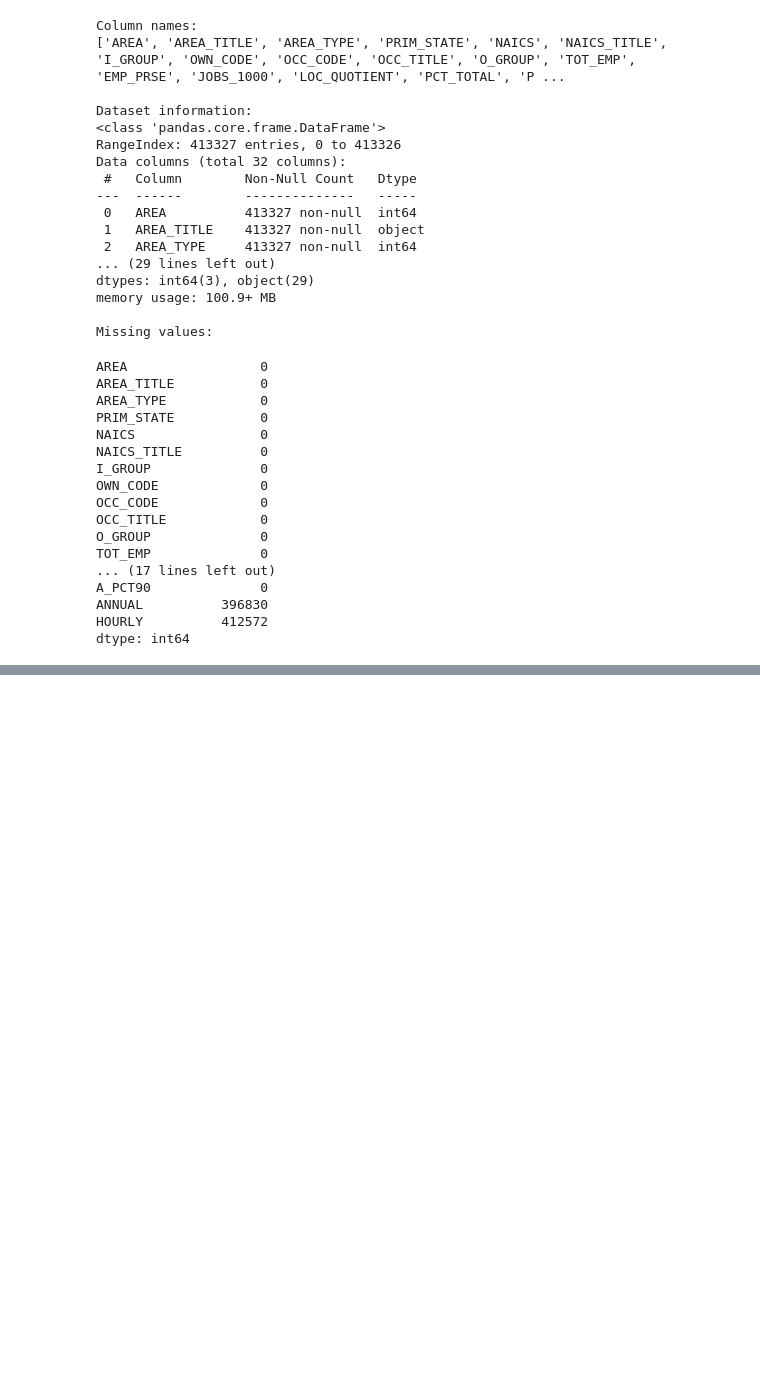
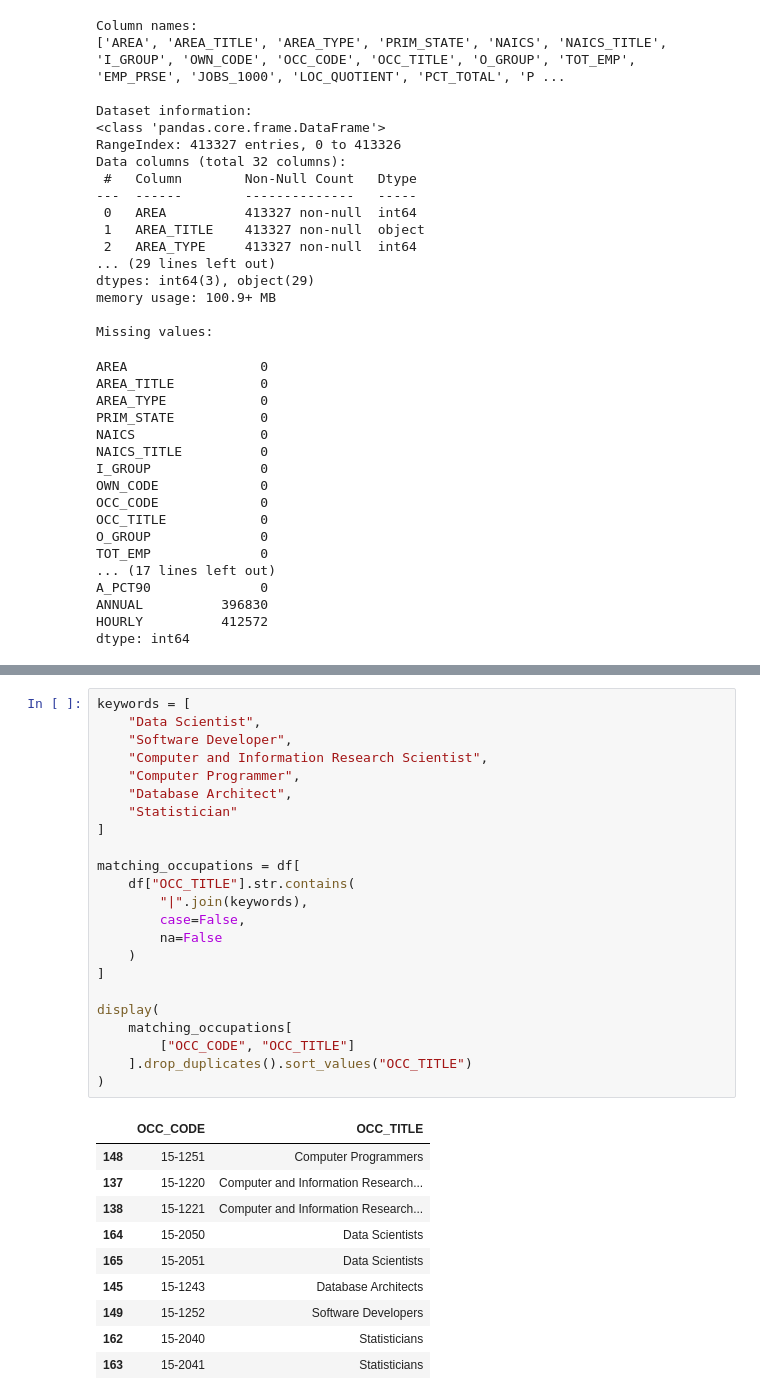
Before and after one commit to Arcanjo-jefferson/USA-AI-Employment-Analysis, a Jupyter notebook: analysis/employment_analysis.ipynb, the cells around one changed output, grey strips where cells are left out. Drawn from its saved outputs; the diff is of its cells as text; blank space fills up the shorter version.

```diff
--- a/analysis/employment_analysis.ipynb
+++ b/analysis/employment_analysis.ipynb
@@ -92,0 +101,34 @@ dtype: int64
+# %%
+keywords = [
+    "Data Scientist",
+    "Software Developer",
+    "Computer and Information Research Scientist",
+    "Computer Programmer",
+    "Database Architect",
+    "Statistician"
+]
+
+matching_occupations = df[
+    df["OCC_TITLE"].str.contains(
+        "|".join(keywords),
+        case=False,
+        na=False
+    )
+]
+
+display(
+    matching_occupations[
+        ["OCC_CODE", "OCC_TITLE"]
+    ].drop_duplicates().sort_values("OCC_TITLE")
+)
+# %% [output]
+|  | OCC_CODE | OCC_TITLE |
+| 148 | 15-1251 | Computer Programmers |
+| 137 | 15-1220 | Computer and Information Research... |
+| 138 | 15-1221 | Computer and Information Research... |
+| 164 | 15-2050 | Data Scientists |
+| 165 | 15-2051 | Data Scientists |
+| 145 | 15-1243 | Database Architects |
+| 149 | 15-1252 | Software Developers |
+| 162 | 15-2040 | Statisticians |
+| 163 | 15-2041 | Statisticians |
```
Also changed, not shown: parts of 6 cells of this notebook.
